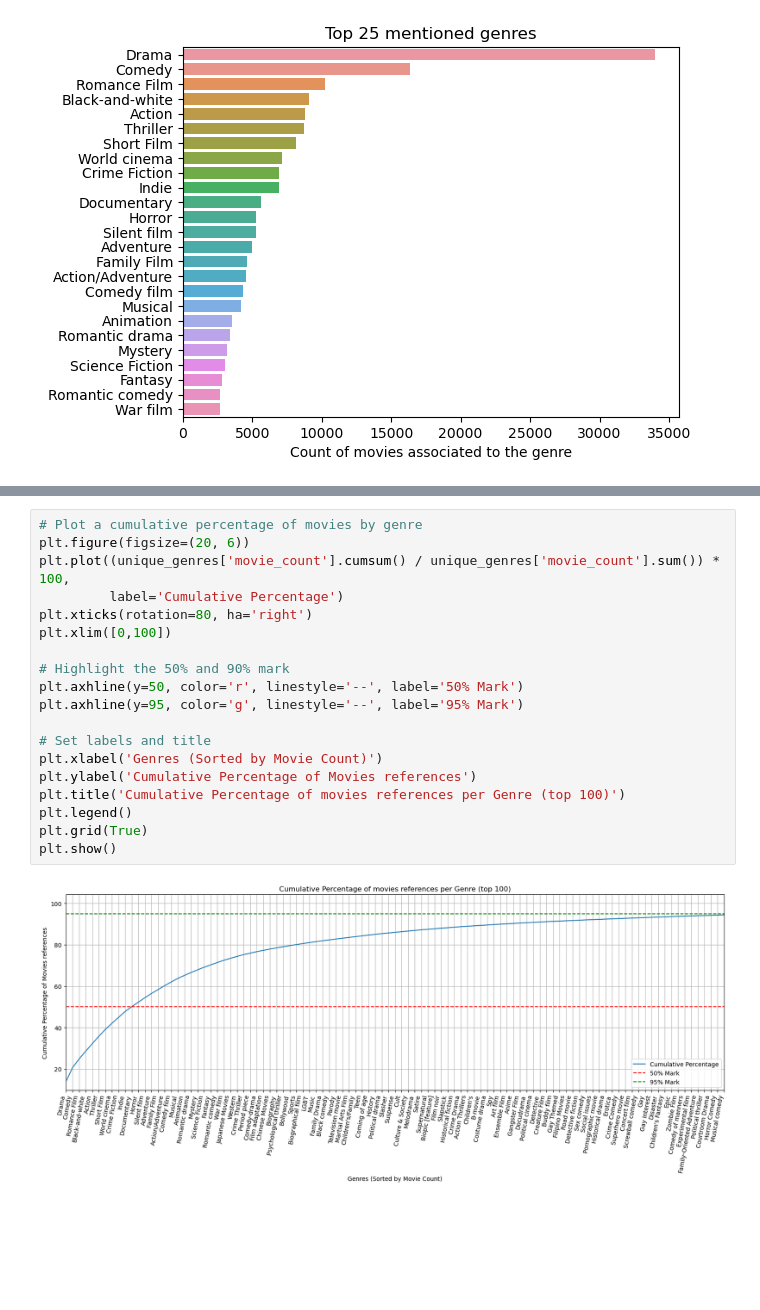
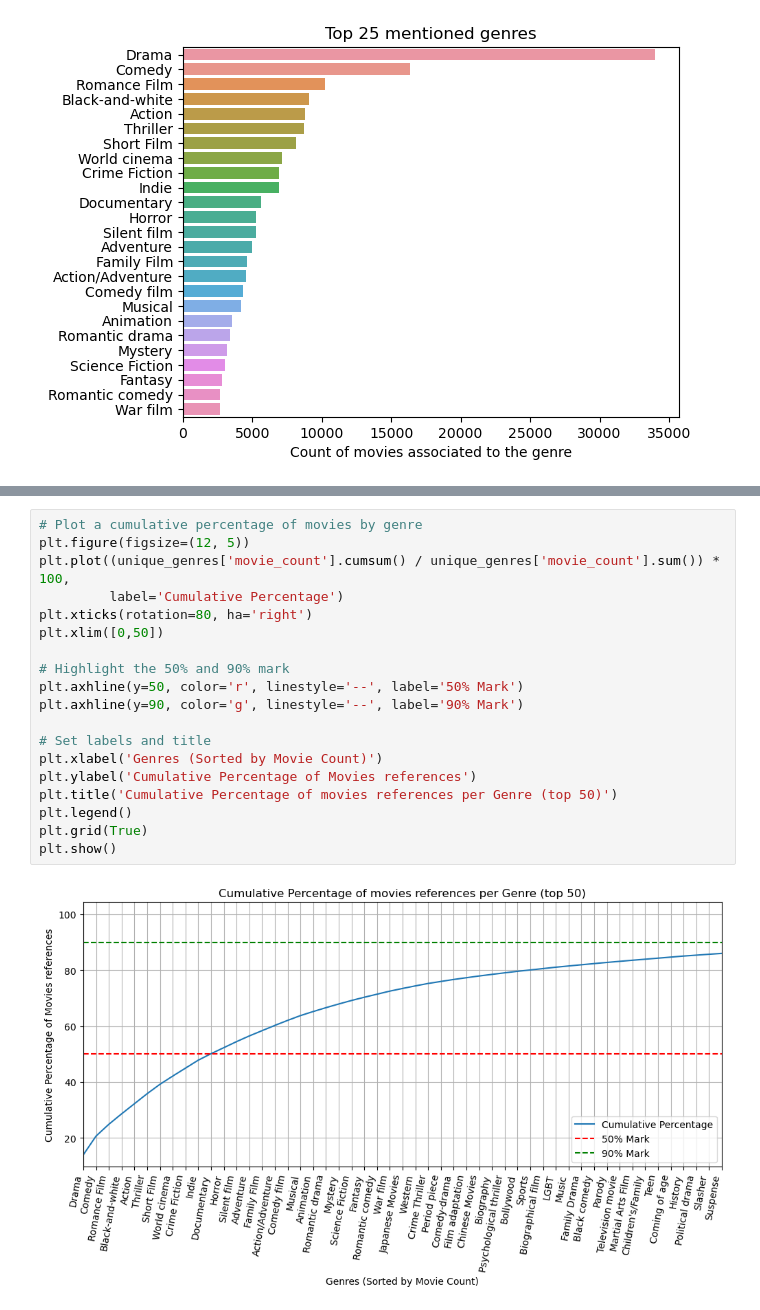
Before and after one commit to epfl-ada/ada-2023-project-thepiratesofthestreet, a Jupyter notebook: milestone2.ipynb, the cells around one changed output, grey strips where cells are left out. Drawn from its saved outputs; the diff is of its cells as text; blank space fills up the shorter version.

```diff
--- a/milestone2.ipynb
+++ b/milestone2.ipynb
@@ -97,22 +100,22 @@ plt.hlines(y = 0.5, xmin = 0, xmax=1e4, linestyles='--', color = 'red')
 # %%
 # Plot a cumulative percentage of movies by genre
-plt.figure(figsize=(20, 6))
+plt.figure(figsize=(12, 5))
 plt.plot((unique_genres['movie_count'].cumsum() / unique_genres['movie_count'].sum()) * 100,
          label='Cumulative Percentage')
 plt.xticks(rotation=80, ha='right')
-plt.xlim([0,100])
+plt.xlim([0,50])
 
 # Highlight the 50% and 90% mark
 plt.axhline(y=50, color='r', linestyle='--', label='50% Mark')
-plt.axhline(y=95, color='g', linestyle='--', label='95% Mark')
+plt.axhline(y=90, color='g', linestyle='--', label='90% Mark')
 
 # Set labels and title
 plt.xlabel('Genres (Sorted by Movie Count)')
 plt.ylabel('Cumulative Percentage of Movies references')
-plt.title('Cumulative Percentage of movies references per Genre (top 100)')
+plt.title('Cumulative Percentage of movies references per Genre (top 50)')
 plt.legend()
 plt.grid(True)
 plt.show()
 # %% [output]
-[figure, old version]
+[figure, new version]
 # %% [markdown]
```
Also changed, not shown: parts of 8 cells of this notebook.
